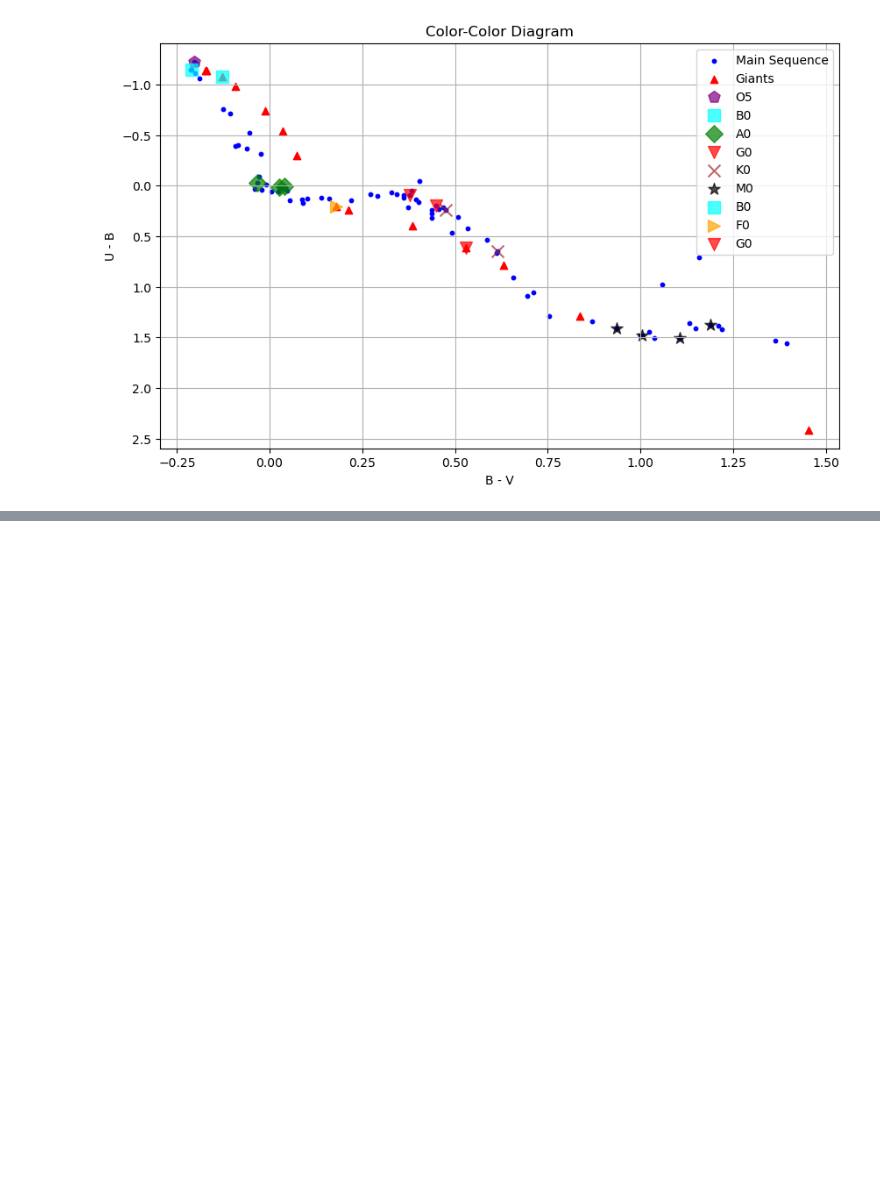
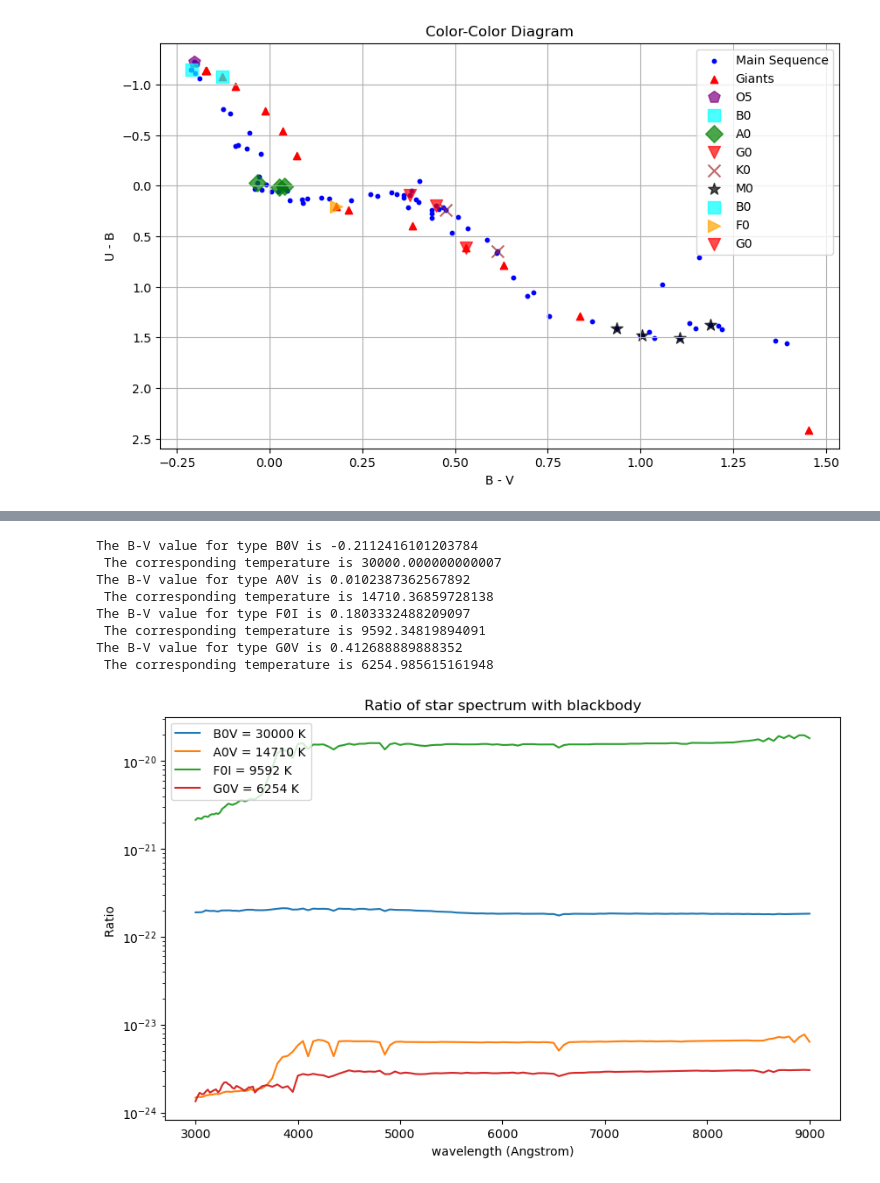
Before and after one commit to TapWhite/ALOP-PROBLEM-1-part2, a Jupyter notebook: ALOP tijdelijk.ipynb, the cells around one changed output, grey strips where cells are left out. Drawn from its saved outputs; the diff is of its cells as text; code cells hidden in the pictures; blank space fills up the shorter version.

```diff
--- a/ALOP tijdelijk.ipynb
+++ b/ALOP tijdelijk.ipynb
@@ -402,0 +551,47 @@ plt.show()
+# %%
+types_to_test = ['B0V', 'A0V', 'F0I', 'G0V']
+plt.figure(figsize=[10,6])
+# Access the B-V value for type A0
+for type_to_test in types_to_test:
+    type_BV= (df_V.loc[df_V['type'] == type_to_test, 'B-V'])
+    if type_to_test == 'F0I' :
+        type_BV= (df_I.loc[df_I['type'] == type_to_test, 'B-V'])
+
+    type_BV= float (type_BV)
+    print(f'The B-V value for type {type_to_test} is {type_BV}')
+
+
+    # Find the row where the B-V value is closest to the A0V B-V value
+    closest_index = (df_temp['B-V'] - type_BV).abs().idxmin()
+
+    # Get the corresponding temperature
+    closest_temperature = df_temp.loc[closest_index, 'Temperature']
+    print(f' The corresponding temperature is {closest_temperature}')
+    index = np.where(np.asarray(types) == type_to_test)
+    first_index = index[0][0]
+
+    mask = (wavelengths_list[first_index] >= 3000) & (wavelengths_list[first_index] <= 9000)
+    blackbody_spectrum  = blackbody_flux(wavelengths_list[first_index][mask],closest_temperature)
+
+
+
+    plt.plot(wavelengths_list[first_index][mask],  fluxes_list[first_index][mask] / blackbody_spectrum, label=f' {type_to_test} = {int(closest_temperature)} K' )
+
+
+
+plt.title('Ratio of star spectrum with blackbody')
+plt.yscale('log')
+plt.xlabel('wavelength (Angstrom)')
+plt.ylabel('Ratio ')
+plt.legend()
+plt.show()
+# %% [output]
+The B-V value for type B0V is -0.2112416101203784
+ The corresponding temperature is 30000.000000000007
+The B-V value for type A0V is 0.0102387362567892
+ The corresponding temperature is 14710.36859728138
+The B-V value for type F0I is 0.1803332488209097
+ The corresponding temperature is 9592.34819894091
+The B-V value for type G0V is 0.412688889888352
+ The corresponding temperature is 6254.985615161948
+[figure, added]
```
Also changed, not shown: parts of 6 cells of this notebook, 6 other files.
